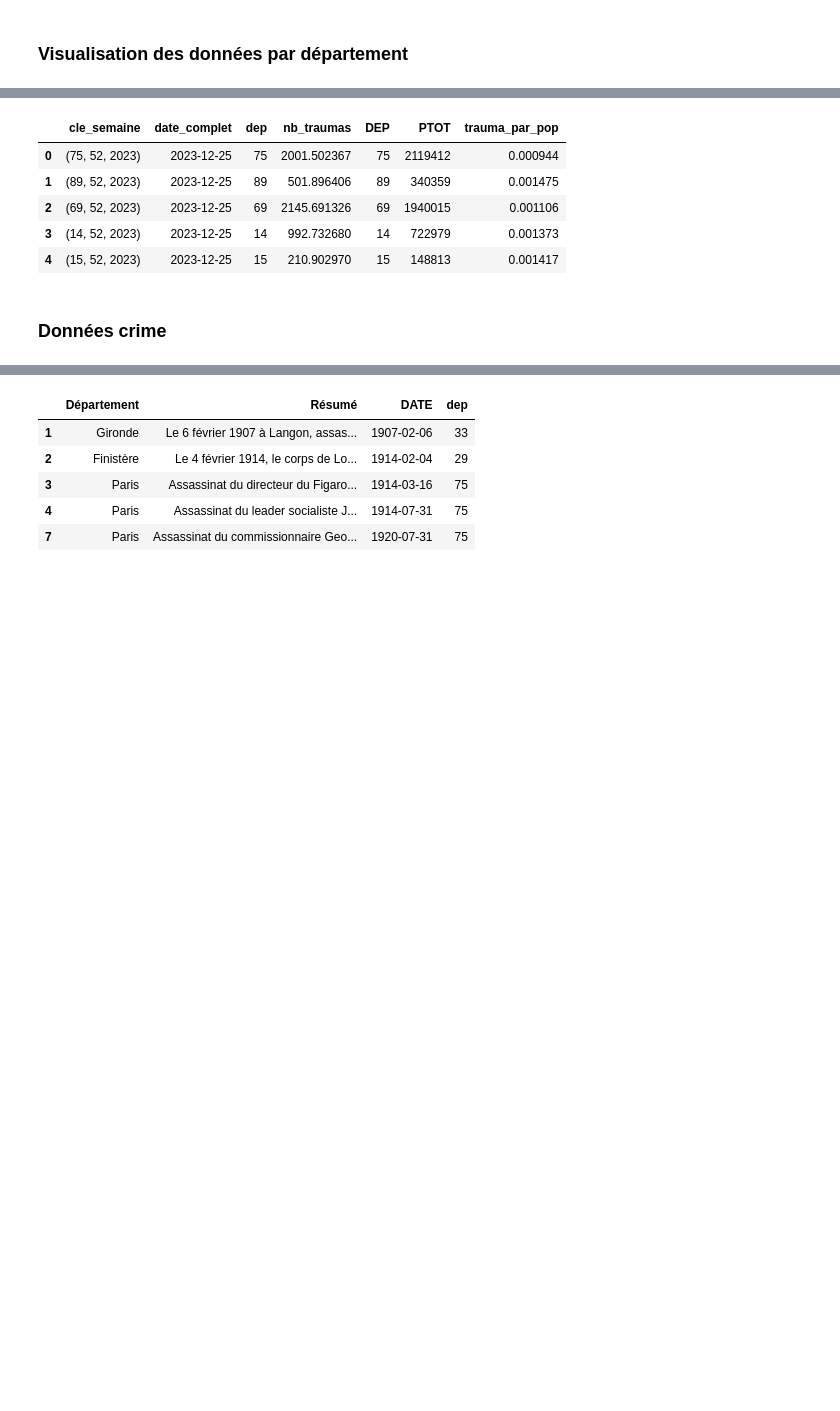
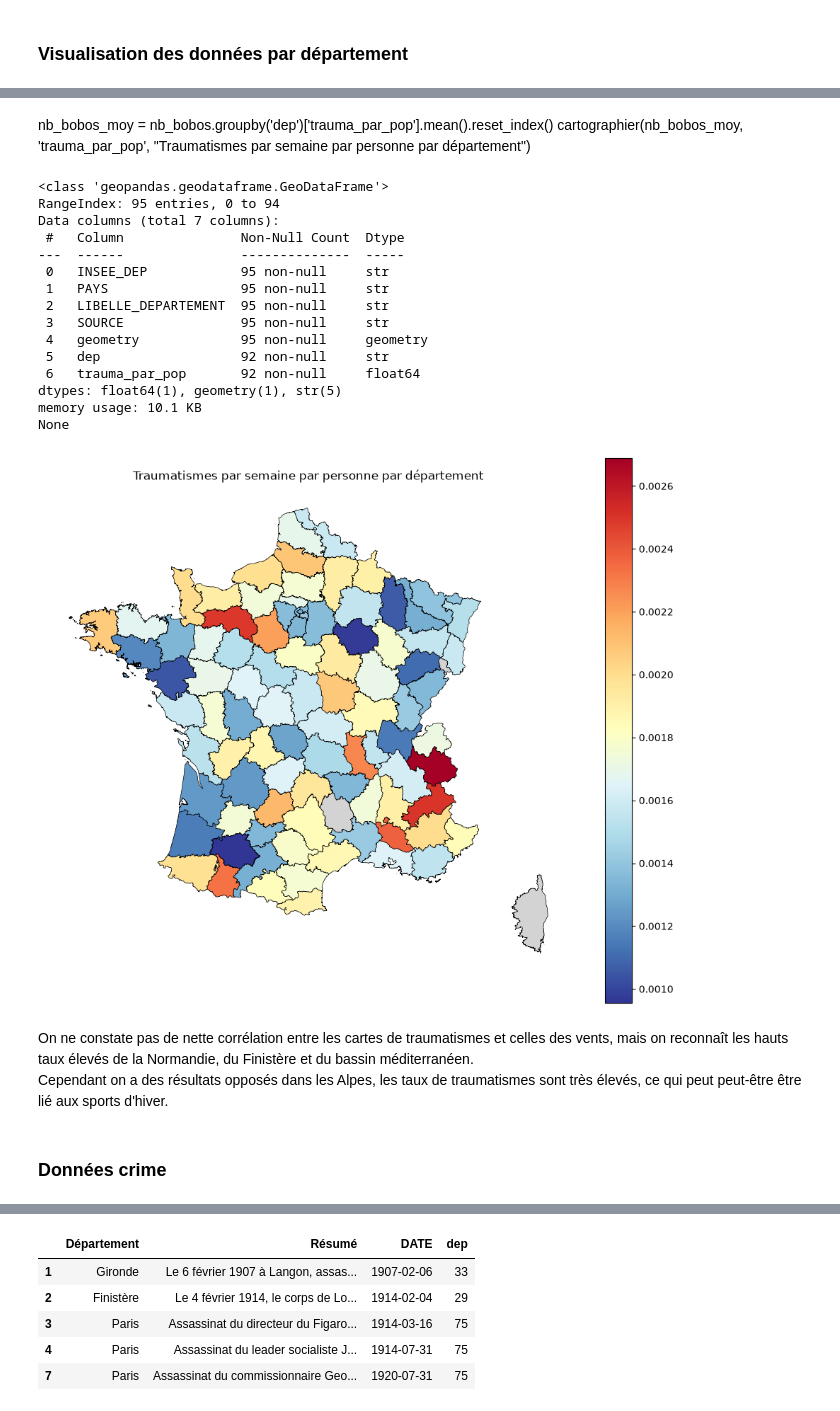
Before and after one commit to jadevalade2/projet_python_datascience_2AS1, a Jupyter notebook: rapport.ipynb, the cells around one changed output, grey strips where cells are left out. Saved outputs shown, nothing was run; the diff lists cells and outputs as text; code cells hidden in the pictures; blank space fills up the shorter version.

```diff
--- a/rapport.ipynb
+++ b/rapport.ipynb
@@ -295,12 +298,28 @@ nb_bobos.head()
+# %% [markdown]
+nb_bobos_moy = nb_bobos.groupby('dep')['trauma_par_pop'].mean().reset_index()
+cartographier(nb_bobos_moy, 'trauma_par_pop', "Traumatismes par semaine par personne par département")
 # %%
-nb_bobos['trauma_par_pop'] = nb_bobos["nb_traumas"] / nb_bobos["PTOT"]
-nb_bobos.head()
+nb_bobos_moy = nb_bobos.groupby('dep')['trauma_par_pop'].mean().reset_index()
+cartographier(nb_bobos_moy, 'trauma_par_pop', "Traumatismes par semaine par personne par département")
 # %% [output]
-|  | cle_semaine | date_complet | dep | nb_traumas | DEP | PTOT | trauma_par_pop |
-| 0 | (75, 52, 2023) | 2023-12-25 | 75 | 2001.502367 | 75 | 2119412 | 0.000944 |
-| 1 | (89, 52, 2023) | 2023-12-25 | 89 | 501.896406 | 89 | 340359 | 0.001475 |
-| 2 | (69, 52, 2023) | 2023-12-25 | 69 | 2145.691326 | 69 | 1940015 | 0.001106 |
-| 3 | (14, 52, 2023) | 2023-12-25 | 14 | 992.732680 | 14 | 722979 | 0.001373 |
-| 4 | (15, 52, 2023) | 2023-12-25 | 15 | 210.902970 | 15 | 148813 | 0.001417 |
+<class 'geopandas.geodataframe.GeoDataFrame'>
+RangeIndex: 95 entries, 0 to 94
+Data columns (total 7 columns):
+ #   Column               Non-Null Count  Dtype
+---  ------               --------------  -----
+ 0   INSEE_DEP            95 non-null     str
+ 1   PAYS                 95 non-null     str
+ 2   LIBELLE_DEPARTEMENT  95 non-null     str
+ 3   SOURCE               95 non-null     str
+ 4   geometry             95 non-null     geometry
+ 5   dep                  92 non-null     str
+ 6   trauma_par_pop       92 non-null     float64
+dtypes: float64(1), geometry(1), str(5)
+memory usage: 10.1 KB
+None
+[figure, added]
+# %% [markdown]
+On ne constate pas de nette corrélation entre les cartes de traumatismes et celles des vents, mais on reconnaît les hauts taux élevés de la Normandie, du Finistère et du bassin méditerranéen. \
+Cependant on a des résultats opposés dans les Alpes, les taux de traumatismes sont très élevés, ce qui peut peut-être être lié aux sports d'hiver.
 # %% [markdown]
-### Données crime
+### **Données crime**
```
Also changed, not shown: parts of 5 cells of this notebook, 1 other file.
